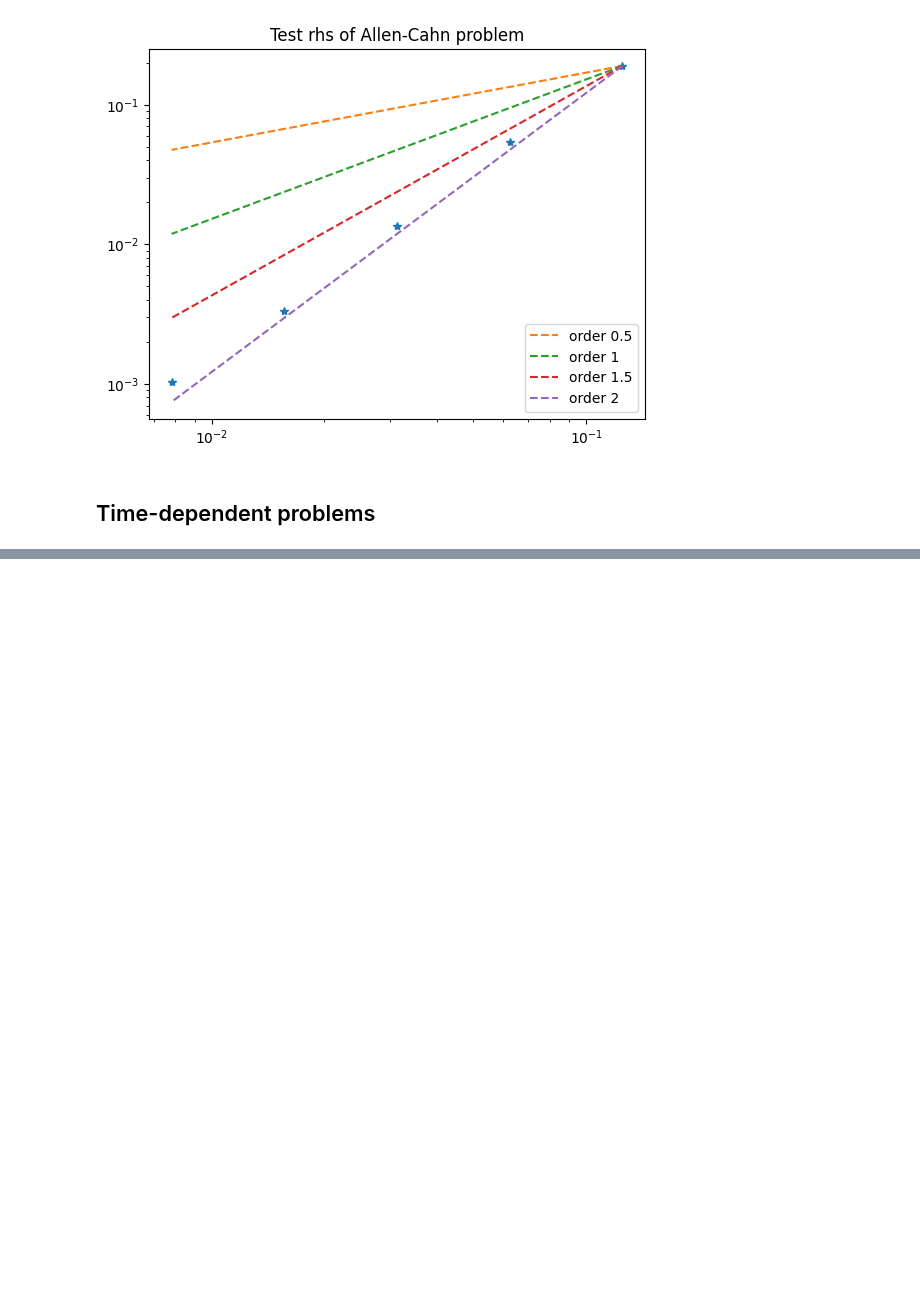
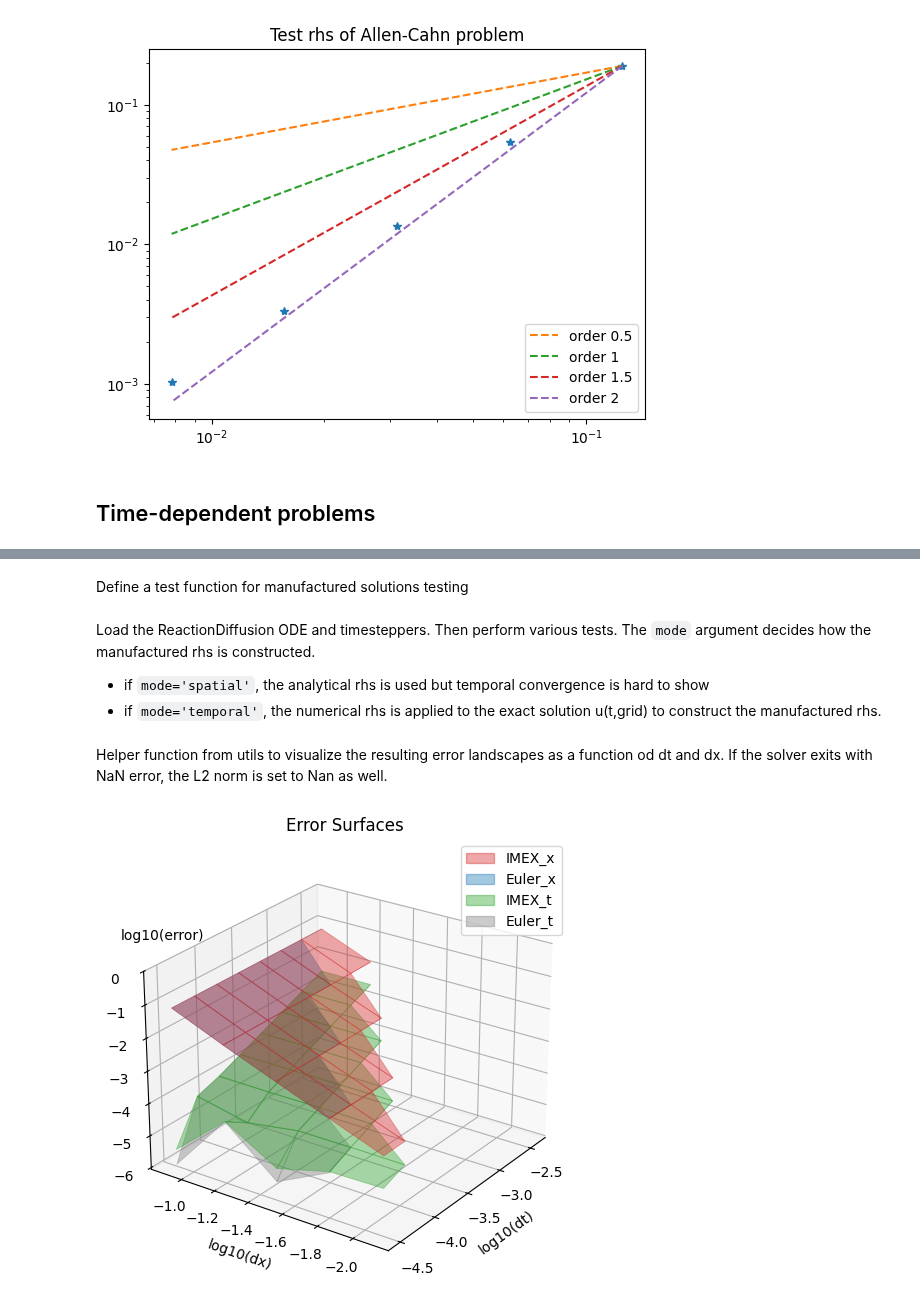
Before and after one commit to daubners/evoxels, a Jupyter notebook: docs/notebooks/10-appendix-convergence-testing.ipynb, the cells around one changed output, grey strips where cells are left out. Cells and saved outputs as stored; diff of their text form; code cells hidden in the pictures; blank space fills up the shorter version.

```diff
--- a/docs/notebooks/10-appendix-convergence-testing.ipynb
+++ b/docs/notebooks/10-appendix-convergence-testing.ipynb
@@ -279,0 +277,16 @@ TODO: automate temporal and spatial testing via pre-defined test function which
+# %% [markdown]
+Define a test function for manufactured solutions testing
+# %%
+import sympy as sp
+import sympy.vector as spv
+
+CS = spv.CoordSys3D('CS')
+t = sp.symbols('t', real=True)
+
+test_funs_rd = (0.5 + 0.4 * sp.cos(4*sp.pi*CS.x) * sp.cos(2*sp.pi*CS.y)**3 \
+                          * sp.cos(t*2*sp.pi)) * sp.exp(-t)
+# %% [markdown]
+Load the ReactionDiffusion ODE and timesteppers. Then perform various tests.
+The ``mode`` argument decides how the manufactured rhs is constructed.
+- if ``mode='spatial'``, the analytical rhs is used but temporal convergence is hard to show
+- if ``mode='temporal'``, the numerical rhs is applied to the exact solution u(t,grid) to construct the manufactured rhs.
@@ -279,0 +333,12 @@ TODO: automate temporal and spatial testing via pre-defined test function which
+# %% [markdown]
+Helper function from utils to visualize the resulting error landscapes as a function od dt and dx. If the solver exits with NaN error, the L2 norm is set to Nan as well.
+# %%
+from evoxels.utils import plot_error_surface
+
+results1['name'] = 'IMEX_x'
+results2['name'] = 'Euler_x'
+results3['name'] = 'IMEX_t'
+results4['name'] = 'Euler_t'
+plot_error_surface([results1, results2, results3, results4])
+# %% [output]
+[figure, added]
```
Also changed, not shown: parts of 3 cells of this notebook, 2 other files.
